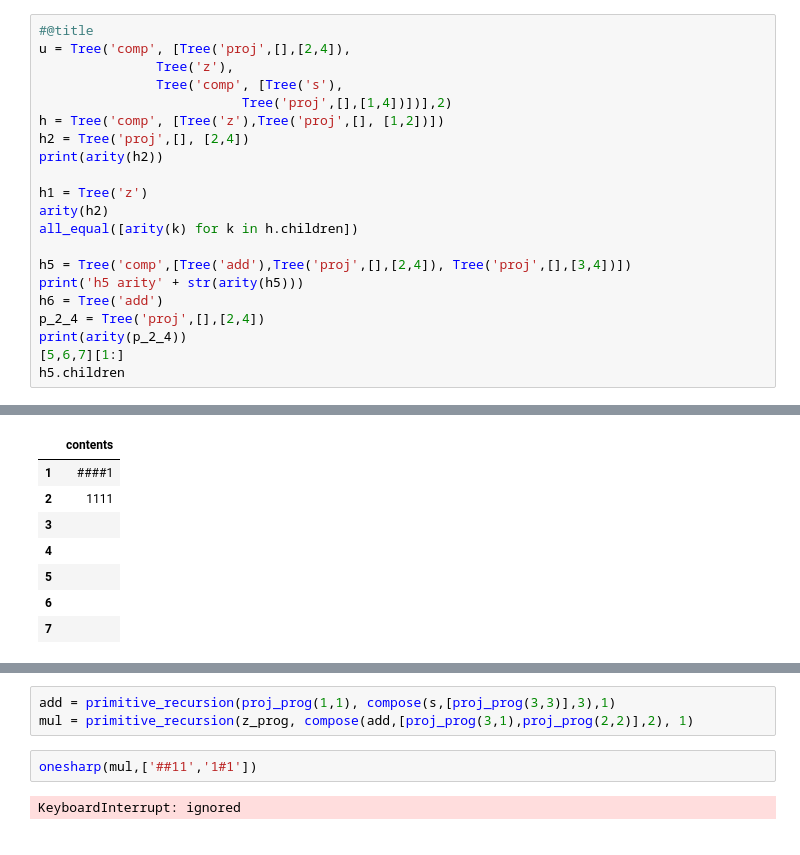
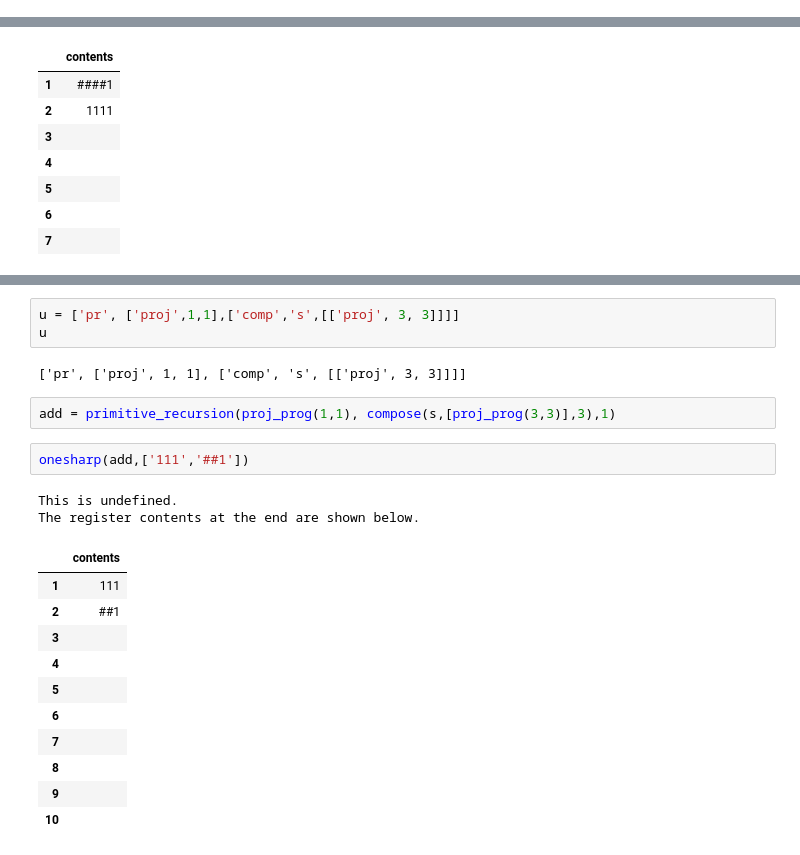
Before and after one commit to lmoss/onesharp, a Jupyter notebook: primitive_recursion.ipynb, the cells around one changed output, grey strips where cells are left out. Cells and saved outputs as stored; diff of their text form.

```diff
--- a/primitive_recursion.ipynb
+++ b/primitive_recursion.ipynb
@@ -433,24 +433,3 @@ def arity(tree):
       return(999)
   if tree.name == 'plus':
       return(2)
-# %%
-#@title
-u = Tree('comp', [Tree('proj',[],[2,4]),
-               Tree('z'),
-               Tree('comp', [Tree('s'),
-                          Tree('proj',[],[1,4])])],2)
-h = Tree('comp', [Tree('z'),Tree('proj',[], [1,2])])
-h2 = Tree('proj',[], [2,4])
-print(arity(h2))
-
-h1 = Tree('z')
-arity(h2)
-all_equal([arity(k) for k in h.children])
-
-h5 = Tree('comp',[Tree('add'),Tree('proj',[],[2,4]), Tree('proj',[],[3,4])])
-print('h5 arity' + str(arity(h5)))
-h6 = Tree('add')
-p_2_4 = Tree('proj',[],[2,4])
-print(arity(p_2_4))
-[5,6,7][1:]
-h5.children
@@ -790,7 +915,23 @@ The register contents at the end are shown below.
+# %%
+u = ['pr', ['proj',1,1],['comp','s',[['proj', 3, 3]]]]
+u
+# %% [output]
+['pr', ['proj', 1, 1], ['comp', 's', [['proj', 3, 3]]]]
 # %%
 add = primitive_recursion(proj_prog(1,1), compose(s,[proj_prog(3,3)],3),1)
-mul = primitive_recursion(z_prog, compose(add,[proj_prog(3,1),proj_prog(2,2)],2), 1)
-# %%
-onesharp(mul,['##11','1#1'])
-# %% [output]
-KeyboardInterrupt: ignored
+# %%
+onesharp(add,['111','##1'])
+# %% [output]
+This is undefined.
+The register contents at the end are shown below.
+|  | contents |
+| 1 | 111 |
+| 2 | ##1 |
+| 3 |  |
+| 4 |  |
+| 5 |  |
+| 6 |  |
+| 7 |  |
+| 8 |  |
+| 9 |  |
+| 10 |  |
```
Also changed, not shown: parts of 16 cells of this notebook.
